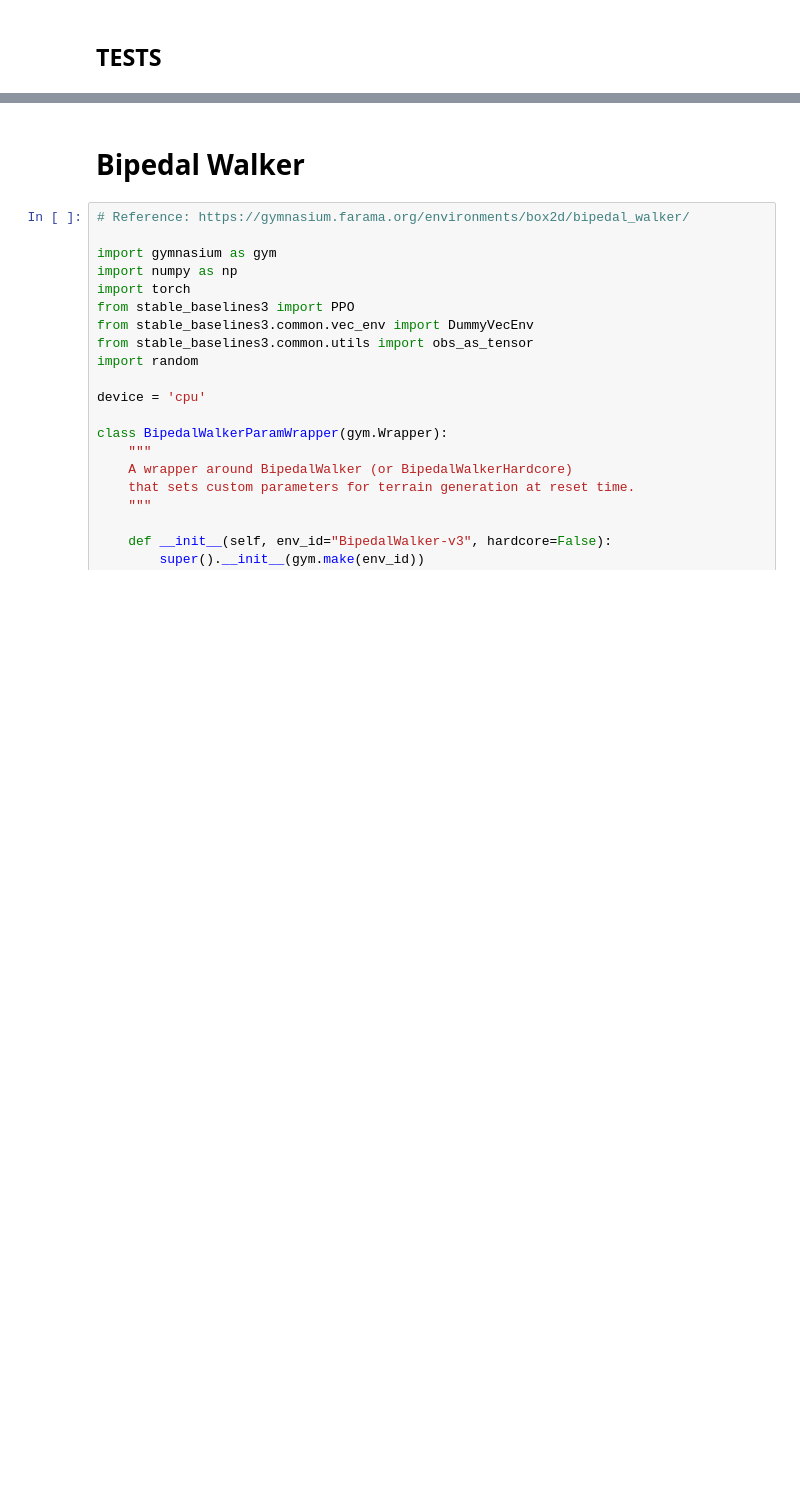
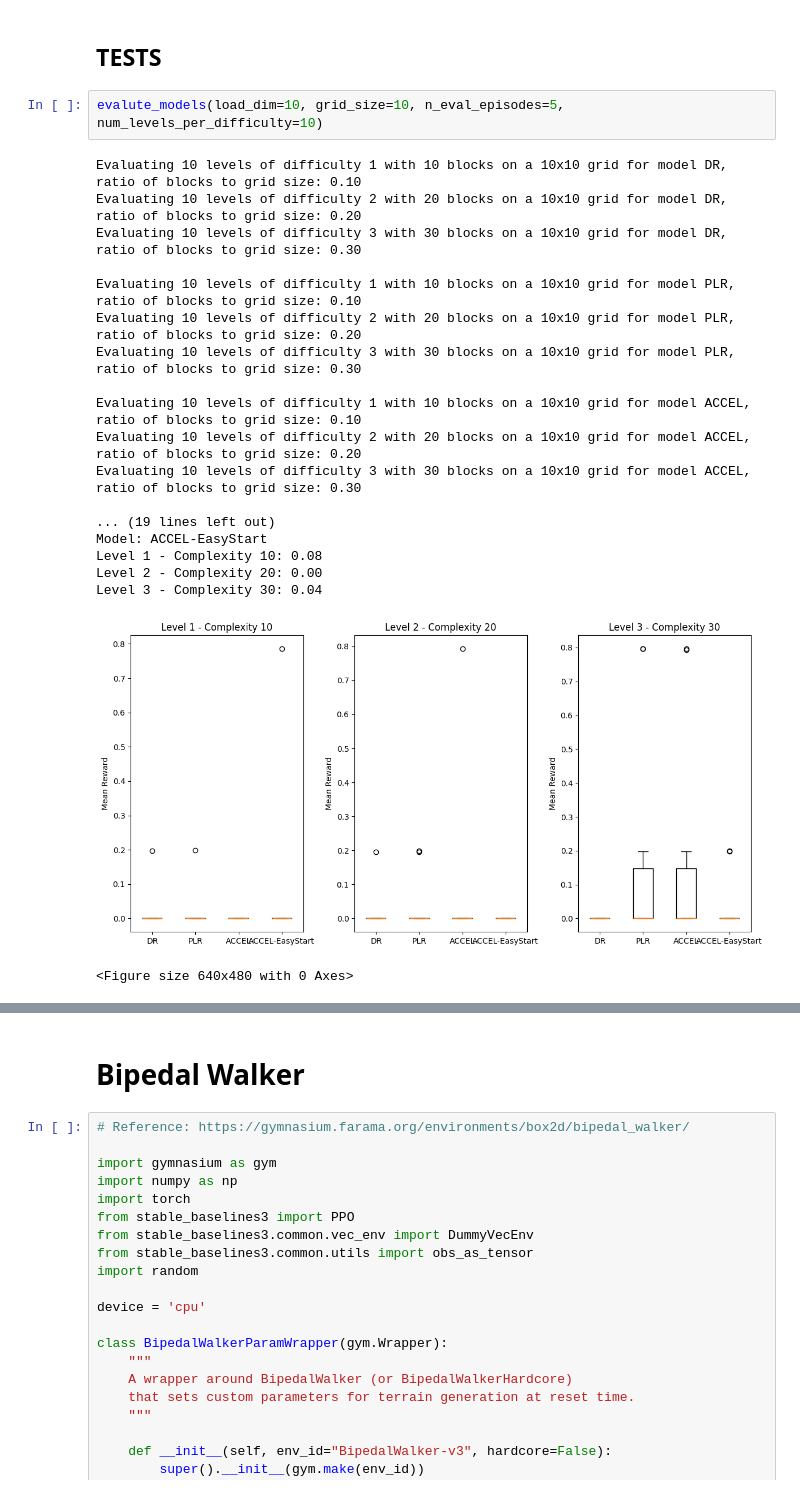
Before and after one commit to noostale/accel-adaptive-rl-env-curricula, a Jupyter notebook: accel.ipynb, the cells around one changed output, grey strips where cells are left out. Saved outputs shown, nothing was run; the diff lists cells and outputs as text; blank space fills up the shorter version.

```diff
--- a/accel.ipynb
+++ b/accel.ipynb
@@ -693,3 +753,25 @@ Sampled level from buffer: {'width': 8, 'height': 8, 'num_blocks': 13, 'start_po
 # %% [markdown]
 ## TESTS
+# %%
+evalute_models(load_dim=10, grid_size=10, n_eval_episodes=5, num_levels_per_difficulty=10)
+# %% [output]
+Evaluating 10 levels of difficulty 1 with 10 blocks on a 10x10 grid for model DR, ratio of blocks to grid size: 0.10
+Evaluating 10 levels of difficulty 2 with 20 blocks on a 10x10 grid for model DR, ratio of blocks to grid size: 0.20
+Evaluating 10 levels of difficulty 3 with 30 blocks on a 10x10 grid for model DR, ratio of blocks to grid size: 0.30
+
+Evaluating 10 levels of difficulty 1 with 10 blocks on a 10x10 grid for model PLR, ratio of blocks to grid size: 0.10
+Evaluating 10 levels of difficulty 2 with 20 blocks on a 10x10 grid for model PLR, ratio of blocks to grid size: 0.20
+Evaluating 10 levels of difficulty 3 with 30 blocks on a 10x10 grid for model PLR, ratio of blocks to grid size: 0.30
+
+Evaluating 10 levels of difficulty 1 with 10 blocks on a 10x10 grid for model ACCEL, ratio of blocks to grid size: 0.10
+Evaluating 10 levels of difficulty 2 with 20 blocks on a 10x10 grid for model ACCEL, ratio of blocks to grid size: 0.20
+Evaluating 10 levels of difficulty 3 with 30 blocks on a 10x10 grid for model ACCEL, ratio of blocks to grid size: 0.30
+
+... (19 lines left out)
+Model: ACCEL-EasyStart
+Level 1 - Complexity 10: 0.08
+Level 2 - Complexity 20: 0.00
+Level 3 - Complexity 30: 0.04
+[figure, added]
+<Figure size 640x480 with 0 Axes>
 # %%
```
Also changed, not shown: parts of 10 cells of this notebook, 22 other files.
